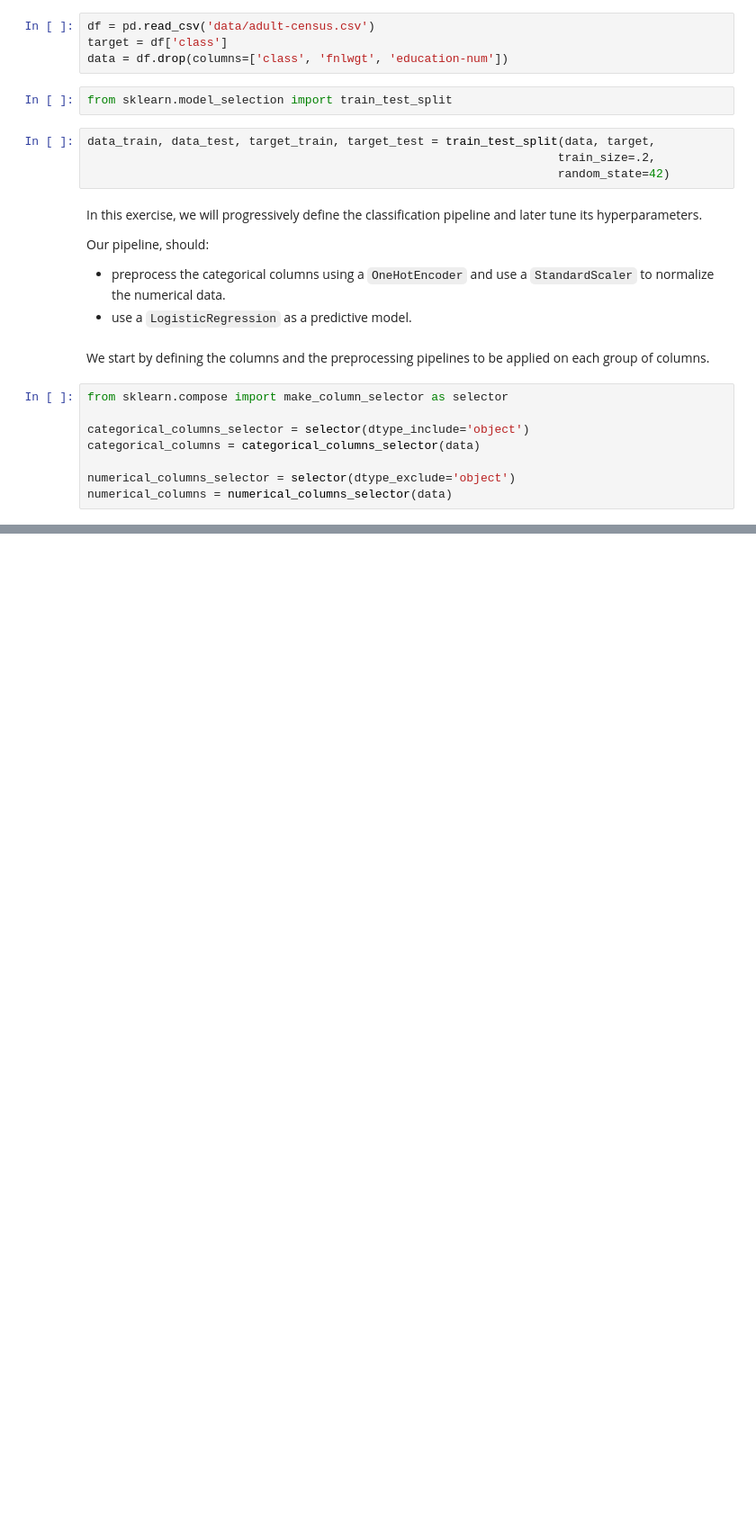
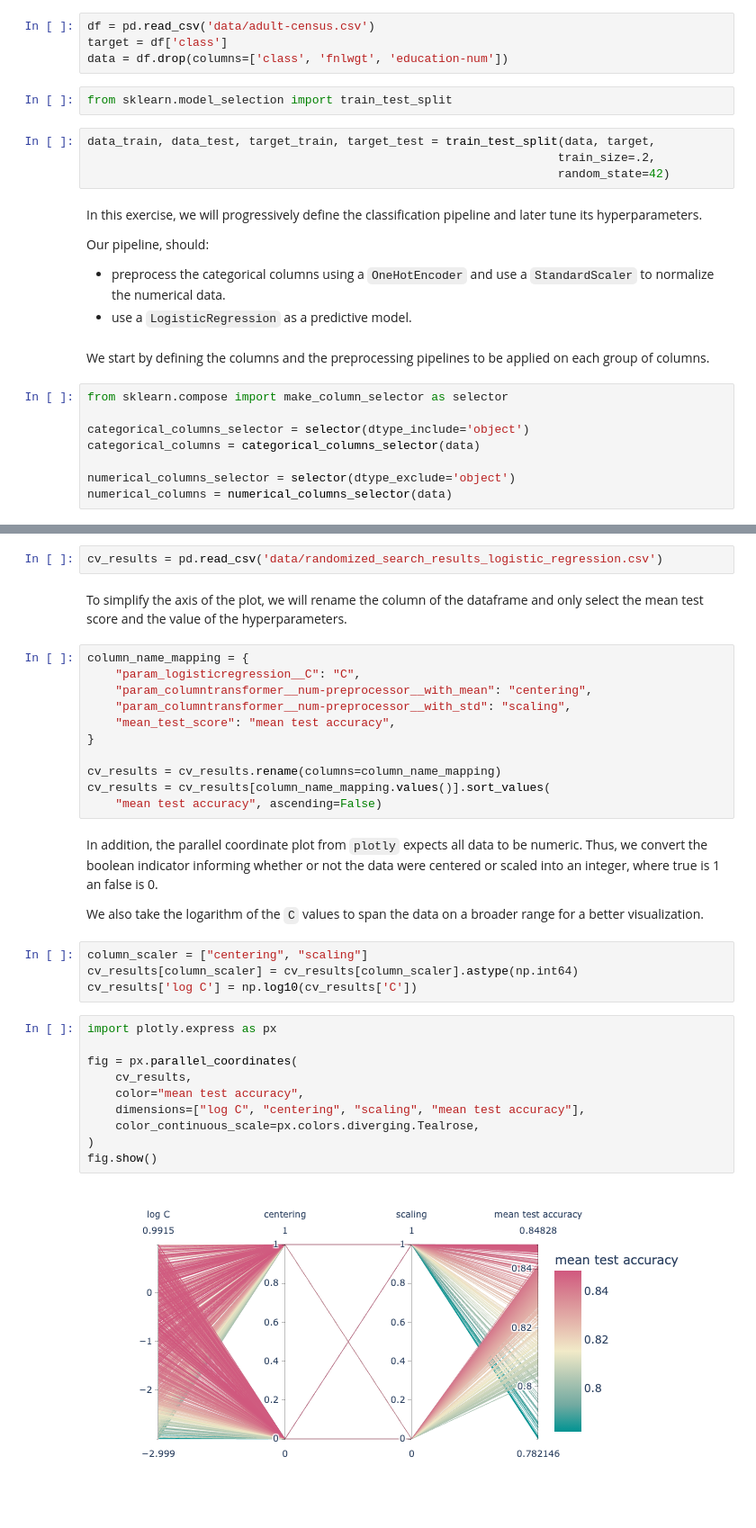
Before and after one commit to skacem/Learning-Machine-Learning, a Jupyter notebook: Scikit-learn/Exercise_302.ipynb, the cells around one changed output, grey strips where cells are left out. Shown at 90% size. Cells and saved outputs as stored; diff of their text form; blank space fills up the shorter version.

Commit message:
add parallel coordinates plot

```diff
--- a/Scikit-learn/Exercise_302.ipynb
+++ b/Scikit-learn/Exercise_302.ipynb
@@ -40,0 +122,35 @@ categorical_pocessor = OneHotEncoder(handle_unknown='')
+# %%
+cv_results = pd.read_csv('data/randomized_search_results_logistic_regression.csv')
+# %% [markdown]
+To simplify the axis of the plot, we will rename the column of the dataframe and only select the mean test score and the value of the hyperparameters.
+# %%
+column_name_mapping = {
+    "param_logisticregression__C": "C",
+    "param_columntransformer__num-preprocessor__with_mean": "centering",
+    "param_columntransformer__num-preprocessor__with_std": "scaling",
+    "mean_test_score": "mean test accuracy",
+}
+
+cv_results = cv_results.rename(columns=column_name_mapping)
+cv_results = cv_results[column_name_mapping.values()].sort_values(
+    "mean test accuracy", ascending=False)
+# %% [markdown]
+In addition, the parallel coordinate plot from `plotly` expects all data to be numeric. Thus, we convert the boolean indicator informing whether or not the data were centered or scaled into an integer, where true is 1 an false is 0.
+
+We also take the logarithm of the `C` values to span the data on a broader range for a better visualization.
+# %%
+column_scaler = ["centering", "scaling"]
+cv_results[column_scaler] = cv_results[column_scaler].astype(np.int64)
+cv_results['log C'] = np.log10(cv_results['C'])
+# %%
+import plotly.express as px
+
+fig = px.parallel_coordinates(
+    cv_results,
+    color="mean test accuracy",
+    dimensions=["log C", "centering", "scaling", "mean test accuracy"],
+    color_continuous_scale=px.colors.diverging.Tealrose,
+)
+fig.show()
+# %% [output]
+[figure, added]
```
Also changed, not shown: parts of 17 cells of this notebook.
